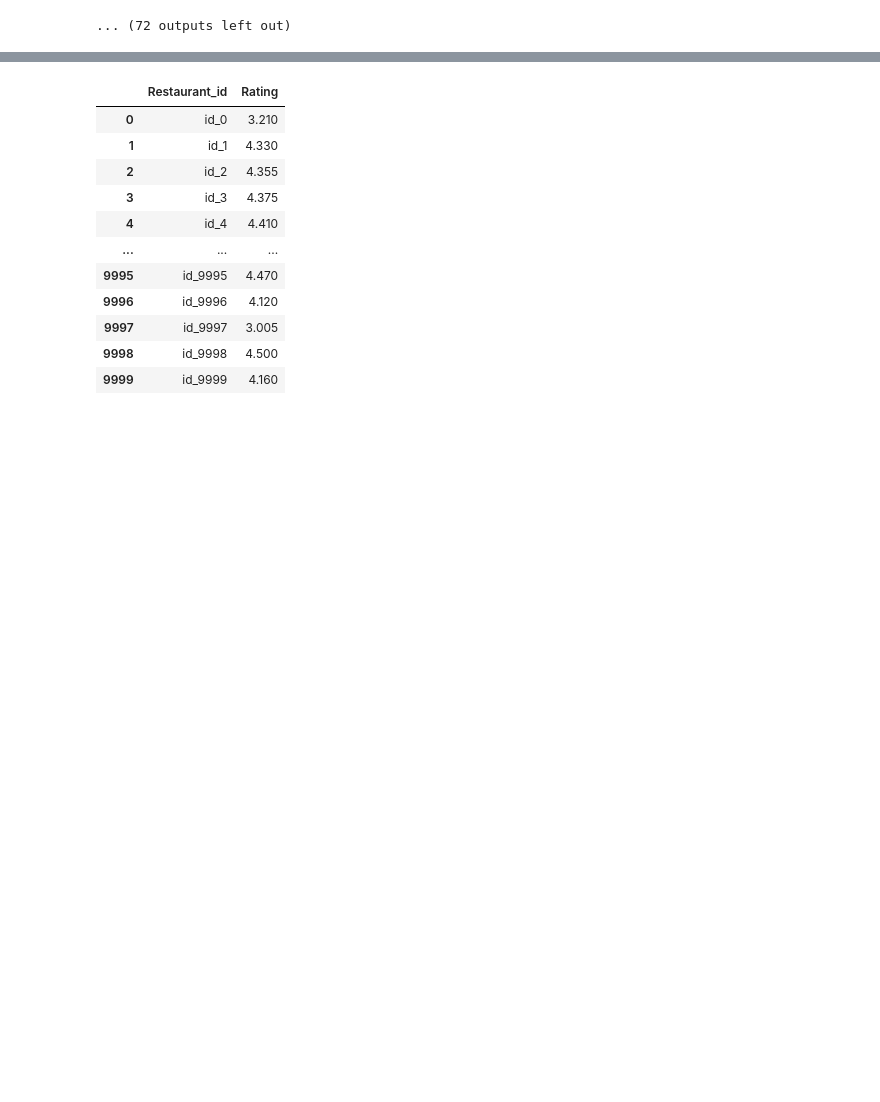
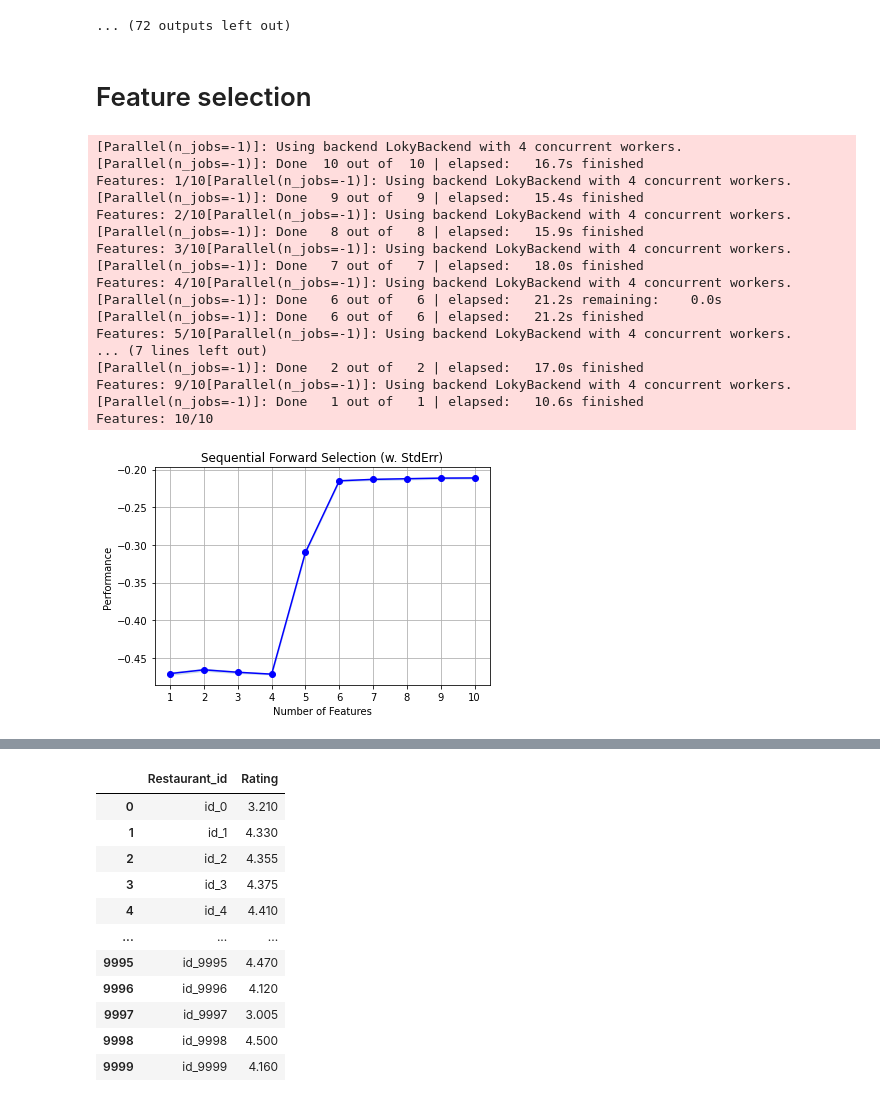
Before and after one commit to alxkzncoff/tripadvisor_rating_prediction, a Jupyter notebook: ml/random_forest.ipynb, the cells around one changed output, grey strips where cells are left out. Drawn from its saved outputs; the diff is of its cells as text; code cells hidden in the pictures; blank space fills up the shorter version.

Commit message:
Update random_forest.ipynb
- add feature selection functions

```diff
--- a/ml/random_forest.ipynb
+++ b/ml/random_forest.ipynb
@@ -261,3 +265,47 @@ Done!
 Waiting for the remaining 20 operations to synchronize with Neptune. Do not kill this process.
 All 20 operations synced, thanks for waiting!
 ... (72 outputs left out)
+# %% [markdown]
+# Feature selection
+# %%
+X = df[df['sample'] == 1].drop(['Rating'], axis=1)
+X.drop(['sample'], axis=1, inplace=True)
+y = df['Rating'][df['sample'] == 1]
+
+X_train, X_test, y_train, y_test = train_test_split(X, y, test_size=0.25, shuffle=True, random_state=RANDOM_SEED)
+# %%
+# Forward
+sfs = SFS(RandomForestRegressor(n_estimators = 90, n_jobs=-1, random_state=RANDOM_SEED),
+          k_features=10,
+          forward=True,
+          floating=False,
+          scoring='neg_mean_absolute_error',
+          cv=5,
+          verbose=1,
+          n_jobs=-1)
+
+sfs = sfs.fit(X, y)
+fig = plot_sfs(sfs.get_metric_dict(), kind='std_err')
+
+plt.title('Sequential Forward Selection (w. StdErr)')
+plt.grid()
+plt.show()
+# %% [output]
+[Parallel(n_jobs=-1)]: Using backend LokyBackend with 4 concurrent workers.
+[Parallel(n_jobs=-1)]: Done  10 out of  10 | elapsed:   16.7s finished
+Features: 1/10[Parallel(n_jobs=-1)]: Using backend LokyBackend with 4 concurrent workers.
+[Parallel(n_jobs=-1)]: Done   9 out of   9 | elapsed:   15.4s finished
+Features: 2/10[Parallel(n_jobs=-1)]: Using backend LokyBackend with 4 concurrent workers.
+[Parallel(n_jobs=-1)]: Done   8 out of   8 | elapsed:   15.9s finished
+Features: 3/10[Parallel(n_jobs=-1)]: Using backend LokyBackend with 4 concurrent workers.
+[Parallel(n_jobs=-1)]: Done   7 out of   7 | elapsed:   18.0s finished
+Features: 4/10[Parallel(n_jobs=-1)]: Using backend LokyBackend with 4 concurrent workers.
+[Parallel(n_jobs=-1)]: Done   6 out of   6 | elapsed:   21.2s remaining:    0.0s
+[Parallel(n_jobs=-1)]: Done   6 out of   6 | elapsed:   21.2s finished
+Features: 5/10[Parallel(n_jobs=-1)]: Using backend LokyBackend with 4 concurrent workers.
+... (7 lines left out)
+[Parallel(n_jobs=-1)]: Done   2 out of   2 | elapsed:   17.0s finished
+Features: 9/10[Parallel(n_jobs=-1)]: Using backend LokyBackend with 4 concurrent workers.
+[Parallel(n_jobs=-1)]: Done   1 out of   1 | elapsed:   10.6s finished
+Features: 10/10
+[figure, added]
```
Also changed, not shown: parts of 5 cells of this notebook.
